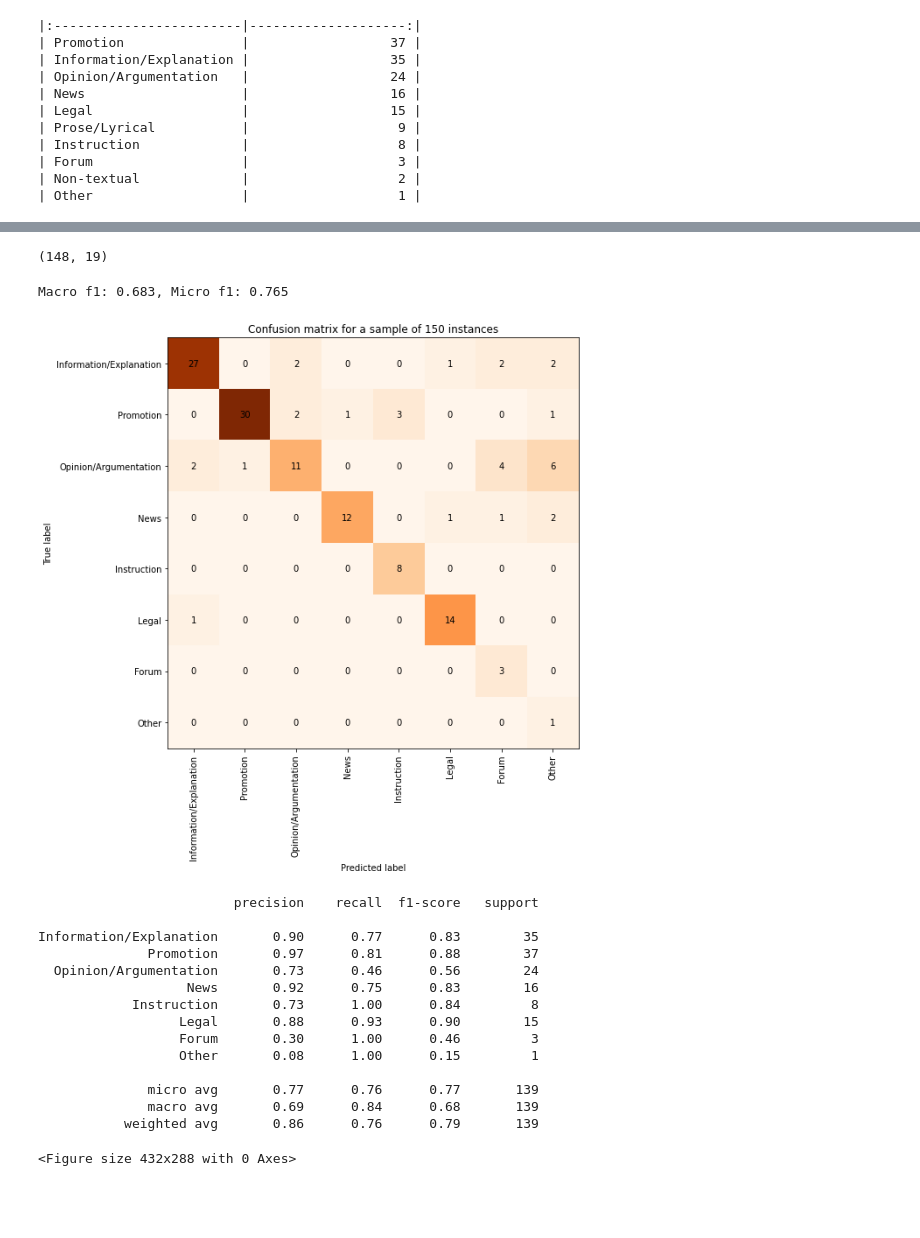
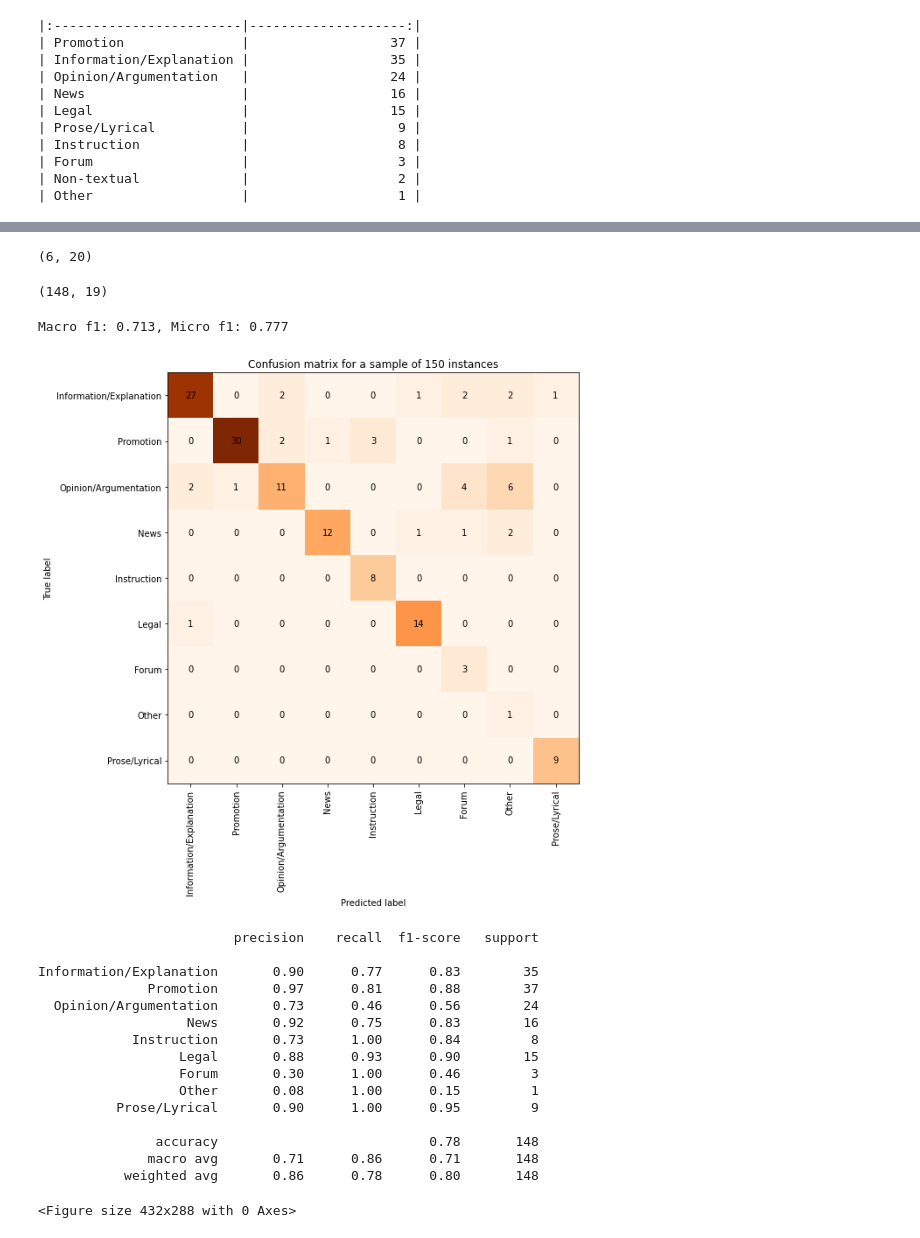
Before and after one commit to TajaKuzman/Applying-GENRE-on-MaCoCu-bilingual, a Jupyter notebook: 4.-Analyze-predicted-genres.ipynb, the cells around one changed output, grey strips where cells are left out. Cells and saved outputs as stored; diff of their text form; code cells hidden in the pictures; blank space fills up the shorter version.

Commit message:
Manual analysis of results

```diff
--- a/4.-Analyze-predicted-genres.ipynb
+++ b/4.-Analyze-predicted-genres.ipynb
@@ -164,7 +164,7 @@ final_sample.to_csv("MaCoCu-sl-en-predicted-sample-manual-analysis.csv", sep = "
 ### Analysis of the sample with manual annotation added
 # %%
 # Open the file
-final_sample = pd.read_csv("MaCoCu-sl-en-predicted-sample-manual-analysis.csv", sep = "\t", index_col = 0)
+final_sample = pd.read_csv("MaCoCu-sl-en-data/MaCoCu-sl-en-predicted-sample-manual-analysis.csv", sep = "\t", index_col = 0)
 
 final_sample.head()
 # %% [output]
@@ -176,0 +181,4 @@ final_sample.head()
+# %%
+# Add a column about corectness of the prediction
+final_sample["correct_prediction"] = np.where((final_sample["X-GENRE"] == final_sample["manual_annotation"]), "y", "n")
+final_sample.head()
@@ -191,3 +262,7 @@ print(final_sample["manual_annotation"].value_counts().to_markdown())
+# %%
+correct_df[correct_df["chosen_category_distr"] < 0.9].shape
+# %% [output]
+(6, 20)
 # %%
 # Remove non-textual
 final_sample = final_sample[final_sample["manual_annotation"] != "Non-textual"]
@@ -195,7 +270,7 @@ final_sample.shape
 # %% [output]
 (148, 19)
 # %%
-LABELS = ['Information/Explanation', 'Promotion', 'Opinion/Argumentation', 'News', 'Instruction', 'Legal', 'Forum', 'Other']
+LABELS = ['Information/Explanation', 'Promotion', 'Opinion/Argumentation', 'News', 'Instruction', 'Legal', 'Forum', 'Other', "Prose/Lyrical"]
 
 # Analyse results
 y_true = final_sample["manual_annotation"].to_list()
@@ -204,35 +279,35 @@ y_pred = final_sample["X-GENRE"].to_list()
 # Calculate the scores
 macro = f1_score(y_true, y_pred, labels=LABELS, average="macro")
 micro = f1_score(y_true, y_pred, labels=LABELS,  average="micro")
 
 print(f"Macro f1: {macro:0.3}, Micro f1: {micro:0.3}")
 
 # Plot the confusion matrix:
 cm = confusion_matrix(y_true, y_pred, labels=LABELS)
 plt.figure(figsize=(9, 9))
 plt.imshow(cm, cmap="Oranges")
 for (i, j), z in np.ndenumerate(cm):
 	plt.text(j, i, '{:d}'.format(z), ha='center', va='center')
 classNames = LABELS
 plt.ylabel('True label')
 plt.xlabel('Predicted label')
 tick_marks = np.arange(len(classNames))
 plt.xticks(tick_marks, classNames, rotation=90)
 plt.yticks(tick_marks, classNames)
 plt.title(f"Confusion matrix for a sample of 150 instances")
 
 plt.tight_layout()
 fig1 = plt.gcf()
 plt.show()
 plt.draw()
 # Save the confusion matrix
 fig1.savefig(f"Confusion-matrix-predicted-sample-150-instances-second-round.png",dpi=100)
 
 # Print classification report
 print(classification_report(y_true, y_pred, labels = LABELS))
 # %% [output]
-Macro f1: 0.683, Micro f1: 0.765
+Macro f1: 0.713, Micro f1: 0.777
-[figure, old version]
+[figure, new version]
                          precision    recall  f1-score   support
 
 Information/Explanation       0.90      0.77      0.83        35
@@ -243,8 +318,9 @@ Information/Explanation       0.90      0.77      0.83        35
                   Legal       0.88      0.93      0.90        15
                   Forum       0.30      1.00      0.46         3
                   Other       0.08      1.00      0.15         1
+          Prose/Lyrical       0.90      1.00      0.95         9
 
-              micro avg       0.77      0.76      0.77       139
-              macro avg       0.69      0.84      0.68       139
-           weighted avg       0.86      0.76      0.79       139
+               accuracy                           0.78       148
+              macro avg       0.71      0.86      0.71       148
+           weighted avg       0.86      0.78      0.80       148
 <Figure size 432x288 with 0 Axes>
```
Also changed, not shown: parts of 26 cells of this notebook, 7 other files.
